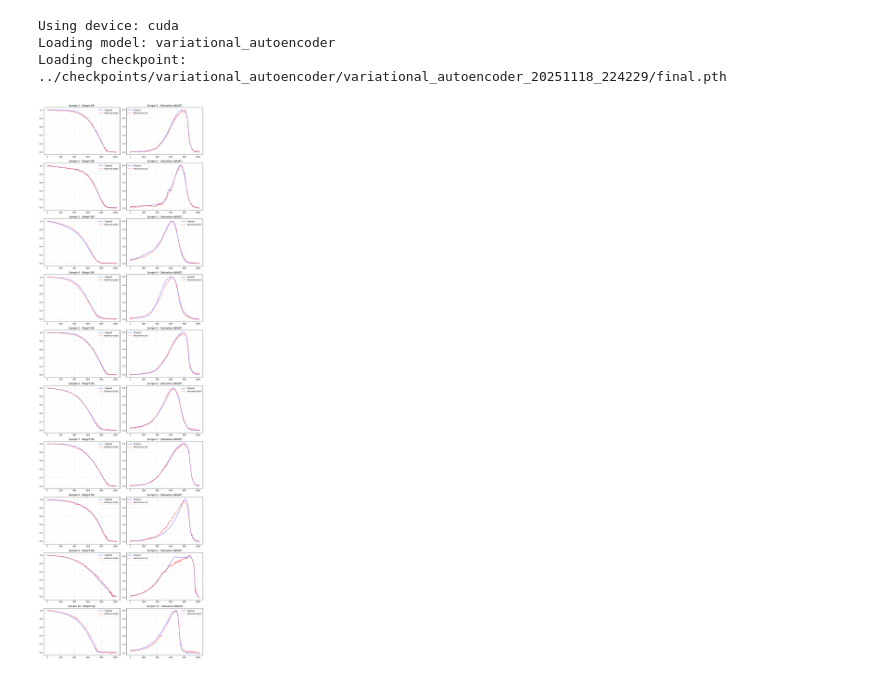
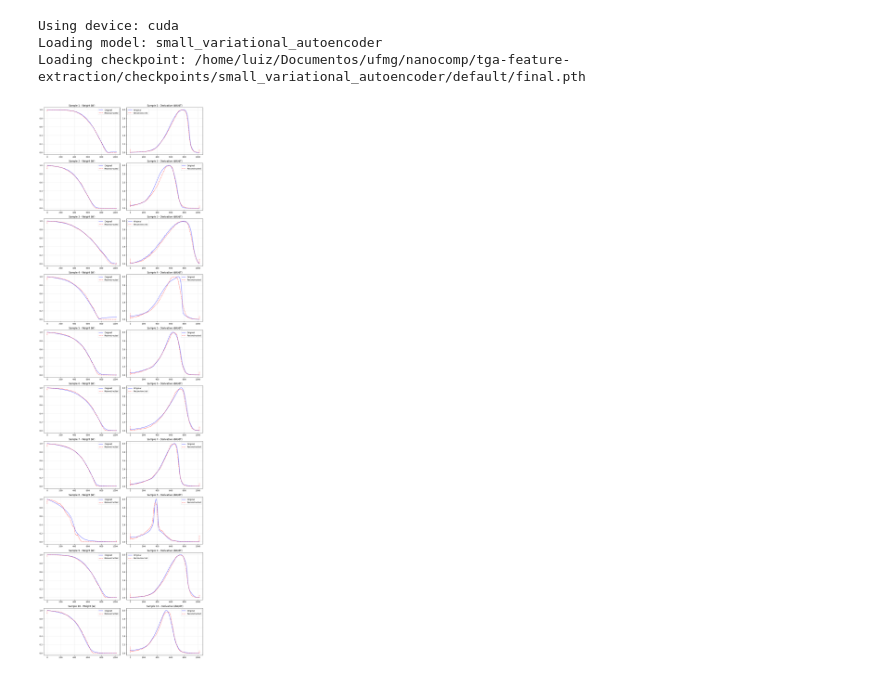
Before and after one commit to LuizFGRocha/tga-feature-extraction, a Jupyter notebook: notebooks/reconstruction.ipynb, the cells around one changed output. Drawn from its saved outputs; the diff is of its cells as text; code cells hidden in the pictures.

```diff
--- a/notebooks/reconstruction.ipynb
+++ b/notebooks/reconstruction.ipynb
@@ -11,29 +11,24 @@ from src.dataset import TGADataset
 from torch.utils.data import DataLoader
 
 data_path = '../data/tga/data.npz'
-model_name = 'variational_autoencoder'
-checkpoint_path = f'../checkpoints/{model_name}/variational_autoencoder_20251118_224229/final.pth'
+model_name = 'small_variational_autoencoder'
+checkpoint_path = '/home/luiz/Documentos/ufmg/nanocomp/tga-feature-extraction/checkpoints/small_variational_autoencoder/default/final.pth'
 num_samples = 10
-latent_dim = 64
+latent_dim = 8
 save_path = None
 
 device = 'cuda' if torch.cuda.is_available() else 'cpu'
 print(f"Using device: {device}")
 
-# Load Dataset
-# mode='reconstruction' returns (x, x)
 dataset = TGADataset(data_path=data_path, mode='reconstruction')
 dataloader = DataLoader(dataset, batch_size=num_samples, shuffle=True)
 
-# Load Model
 print(f"Loading model: {model_name}")
 model = get_model(model_name, compressed_dim=latent_dim)
 
-# Load Checkpoint
 print(f"Loading checkpoint: {checkpoint_path}")
-checkpoint = torch.load(checkpoint_path, map_location=device)
+checkpoint = torch.load(checkpoint_path, map_location=device, weights_only=False)
 
-# Handle different checkpoint saving formats (full dict vs just state_dict)
 if isinstance(checkpoint, dict) and 'model_state_dict' in checkpoint:
     model.load_state_dict(checkpoint['model_state_dict'])
 else:
@@ -43,55 +38,47 @@ model.to(device)
 model.double() # Ensure precision matches data (usually float64 in numpy)
 model.eval()
 
-# Get a batch of data
 x, _ = next(iter(dataloader))
 x = x.to(device)
 
-# Forward pass
 with torch.no_grad():
     output = model(x)
 
-# Handle VAE output (recon, mu, logvar) or standard output
 if isinstance(output, tuple):
     recon_x = output[0]
 else:
     recon_x = output
 
-# Move to CPU for plotting
 x = x.cpu().numpy()
 recon_x = recon_x.cpu().numpy()
 
-# Plotting
 fig, axes = plt.subplots(num_samples, 2, figsize=(12, 4 * num_samples))
 
-# Handle case where num_samples=1 (axes is 1D array)
 if num_samples == 1:
     axes = axes.reshape(1, -1)
 
 for i in range(num_samples):
-    # Channel 0: Weight (W)
     axes[i, 0].plot(x[i, 0], label='Original', color='blue', alpha=0.7)
     axes[i, 0].plot(recon_x[i, 0], label='Reconstructed', color='red', linestyle='--', alpha=0.7)
     axes[i, 0].set_title(f'Sample {i+1} - Weight (W)')
     axes[i, 0].legend()
     axes[i, 0].grid(True, alpha=0.3)
 
-    # Channel 1: Derivative (dW/dT)
     axes[i, 1].plot(x[i, 1], label='Original', color='blue', alpha=0.7)
     axes[i, 1].plot(recon_x[i, 1], label='Reconstructed', color='red', linestyle='--', alpha=0.7)
     axes[i, 1].set_title(f'Sample {i+1} - Derivative (dW/dT)')
     axes[i, 1].legend()
     axes[i, 1].grid(True, alpha=0.3)
 
 plt.tight_layout()
 
 if save_path:
     plt.savefig(save_path)
     print(f"Plot saved to {save_path}")
 else:
     plt.show()
 # %% [output]
 Using device: cuda
-Loading model: variational_autoencoder
-Loading checkpoint: ../checkpoints/variational_autoencoder/variational_autoencoder_20251118_224229/final.pth
+Loading model: small_variational_autoencoder
+Loading checkpoint: /home/luiz/Documentos/ufmg/nanocomp/tga-feature-extraction/checkpoints/small_variational_autoencoder/default/final.pth
-[figure, old version]
+[figure, new version]
```
Also changed, not shown: 16 other files.
